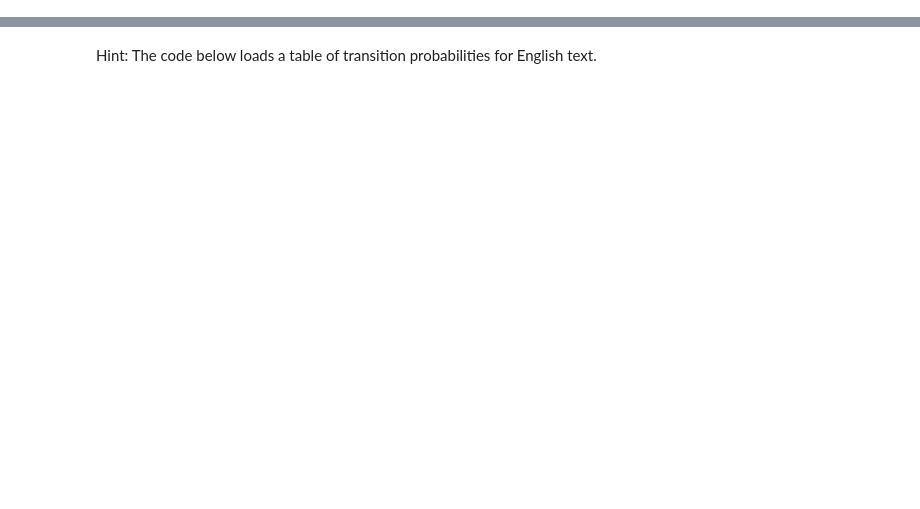
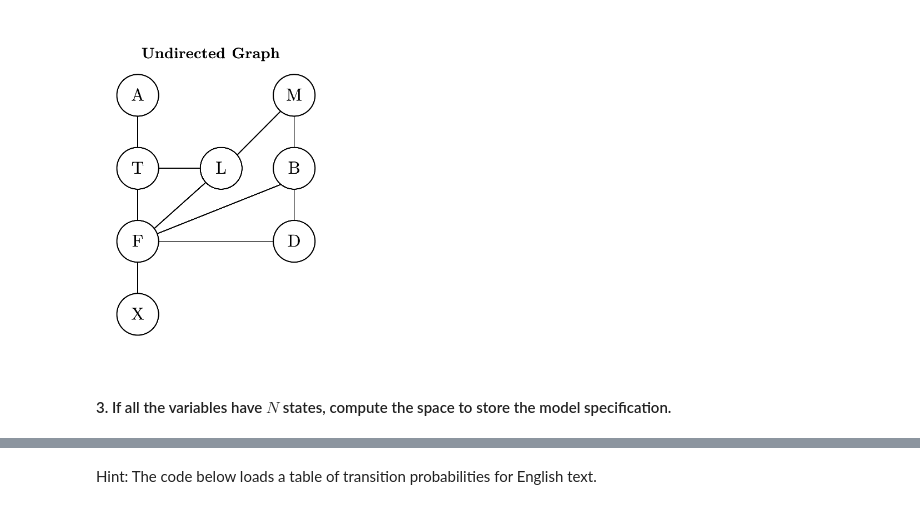
Before and after one commit to CMPE547-Spring-2017-Bogazici/hw3, a Jupyter notebook: Markov Chain of Letters.ipynb, the cells around one changed output, grey strips where cells are left out. Cells and saved outputs as stored; diff of their text form; code cells hidden in the pictures; blank space fills up the shorter version.

```diff
--- a/Markov Chain of Letters.ipynb
+++ b/Markov Chain of Letters.ipynb
@@ -7,0 +40,6 @@ I hereby declare that I observed the honour code of the university when preparin
+# %%
+Image("Q18_2_ii.png", width=240)
+# %% [output]
+[figure, added]
+# %% [markdown]
+#### 3. If all the variables have $N$ states, compute the space to store the model specification.
```
Also changed, not shown: parts of 31 cells of this notebook, 9 other files.
